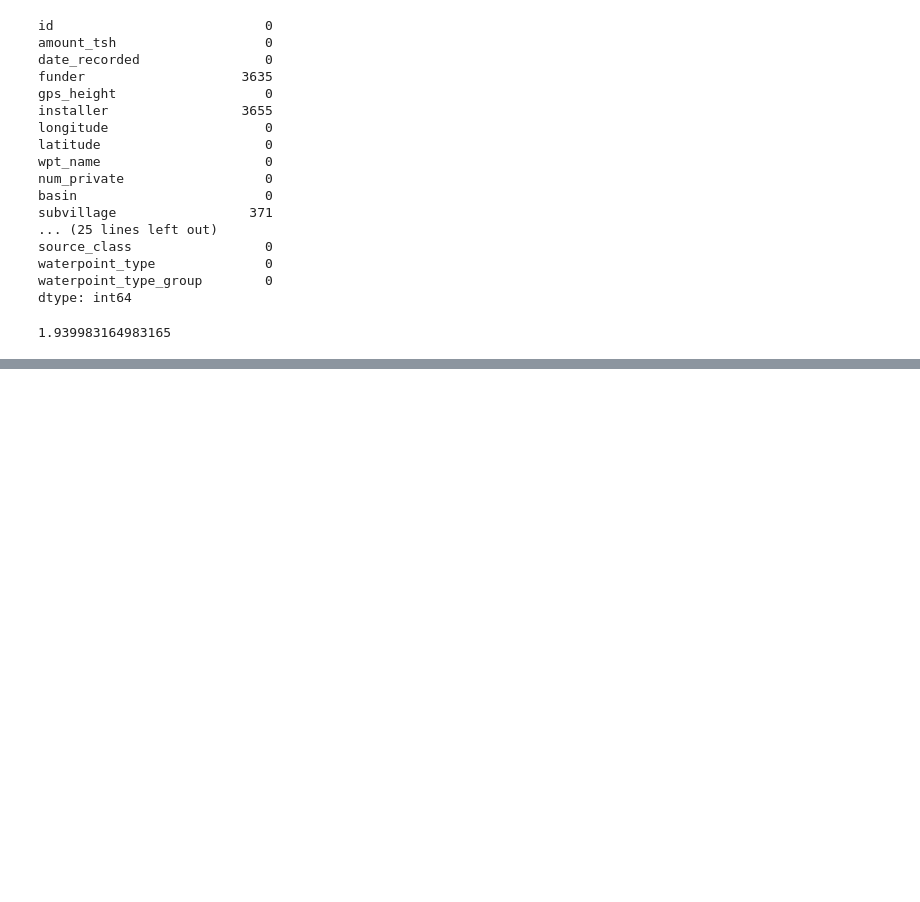
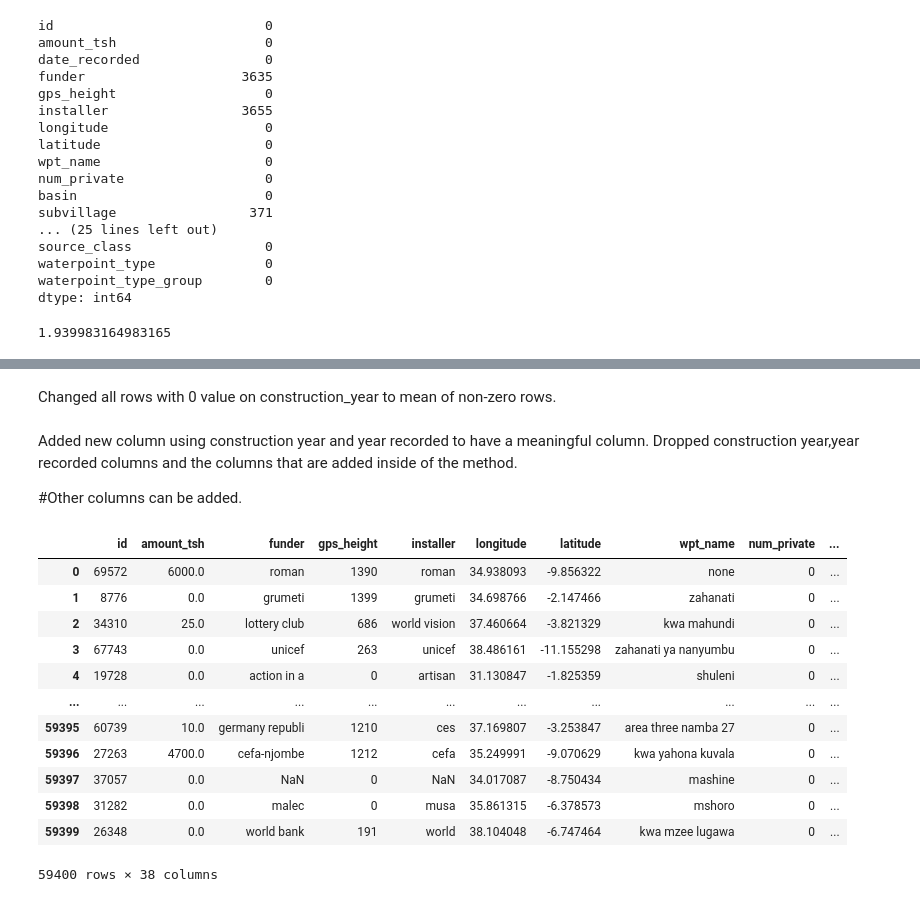
Before and after one commit to mertkaya13/WFT, a Jupyter notebook: WaterForTansania.ipynb, the cells around one changed output, grey strips where cells are left out. Cells and saved outputs as stored; diff of their text form; code cells hidden in the pictures; blank space fills up the shorter version.

```diff
--- a/WaterForTansania.ipynb
+++ b/WaterForTansania.ipynb
@@ -238,0 +244,47 @@ total_missing = missing_values_count.sum()
+# %%
+for key in df_values.keys():
+    df_values[key] = df_values[key].map(lambda x: x if type(x)!=str else x.lower())
+# %% [markdown]
+Changed all rows with 0 value on construction_year to mean of non-zero rows.
+# %%
+df_values2 = df_values['construction_year'].copy()
+df_values2 = df_values2[df_values2 != 0]
+df_values['construction_year'] = df_values['construction_year'].replace(0, int(df_values2.mean()))
+# %% [markdown]
+Added new column using construction year and year recorded to have a meaningful column. Dropped construction year,year recorded columns and the columns that are added inside of the method.
+
+#Other columns can be added.
+# %%
+def date_parser(df):
+    date_recorder = list(map(lambda x: datetime.datetime.strptime(str(x), '%Y-%m-%d'),
+                             df['date_recorded'].values))
+    df['year_recorder'] = list(map(lambda x: int(x.strftime('%Y')), date_recorder))
+    df['weekday_recorder'] = list(map(lambda x: int(x.strftime('%w')), date_recorder))
+    df['yearly_week_recorder'] = list(map(lambda x: int(x.strftime('%W')), date_recorder))
+    df['month_recorder'] = list(map(lambda x: int(x.strftime('%m')), date_recorder))
+    df['age'] = df['year_recorder'].values - df['construction_year'].values
+    del df['date_recorded']
+    del df['weekday_recorder']
+    del df['yearly_week_recorder']
+    del df['construction_year']
+    del df['month_recorder']
+    del df['year_recorder']
+    return df
+# %%
+df_values = date_parser(df_values)
+# %%
+df_values
+# %% [output]
+|  | id | amount_tsh | funder | gps_height | installer | longitude | latitude | wpt_name | num_private | ... |
+| 0 | 69572 | 6000.0 | roman | 1390 | roman | 34.938093 | -9.856322 | none | 0 | ... |
+| 1 | 8776 | 0.0 | grumeti | 1399 | grumeti | 34.698766 | -2.147466 | zahanati | 0 | ... |
+| 2 | 34310 | 25.0 | lottery club | 686 | world vision | 37.460664 | -3.821329 | kwa mahundi | 0 | ... |
+| 3 | 67743 | 0.0 | unicef | 263 | unicef | 38.486161 | -11.155298 | zahanati ya nanyumbu | 0 | ... |
+| 4 | 19728 | 0.0 | action in a | 0 | artisan | 31.130847 | -1.825359 | shuleni | 0 | ... |
+| ... | ... | ... | ... | ... | ... | ... | ... | ... | ... | ... |
+| 59395 | 60739 | 10.0 | germany republi | 1210 | ces | 37.169807 | -3.253847 | area three namba 27 | 0 | ... |
+| 59396 | 27263 | 4700.0 | cefa-njombe | 1212 | cefa | 35.249991 | -9.070629 | kwa yahona kuvala | 0 | ... |
+| 59397 | 37057 | 0.0 | NaN | 0 | NaN | 34.017087 | -8.750434 | mashine | 0 | ... |
+| 59398 | 31282 | 0.0 | malec | 0 | musa | 35.861315 | -6.378573 | mshoro | 0 | ... |
+| 59399 | 26348 | 0.0 | world bank | 191 | world | 38.104048 | -6.747464 | kwa mzee lugawa | 0 | ... |
+59400 rows × 38 columns
```
Also changed, not shown: parts of 3 cells of this notebook.
